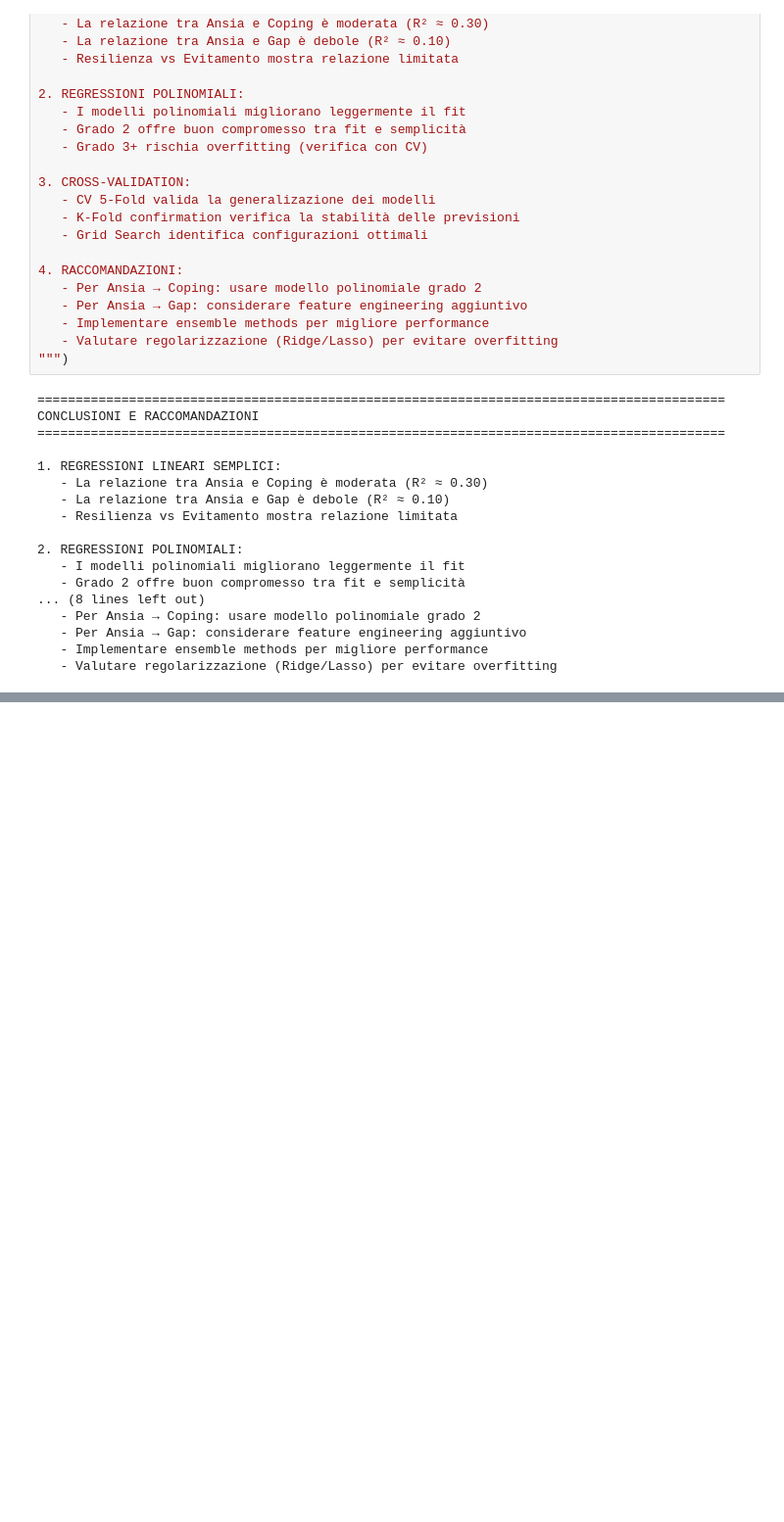
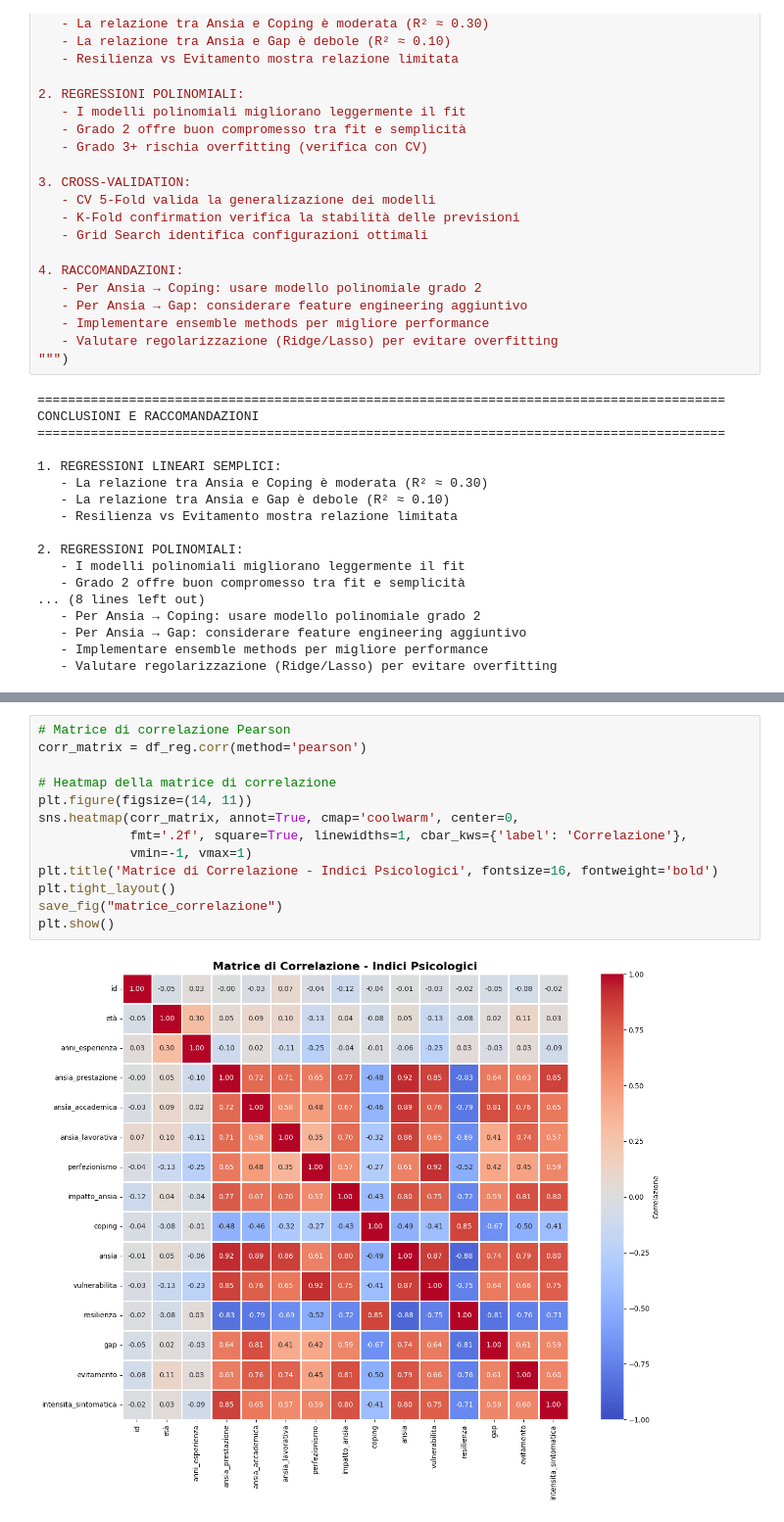
Before and after one commit to gaiacassinelli1/Project-Work, a Jupyter notebook: notebook/regressioni.ipynb, the cells around one changed output, grey strips where cells are left out. Shown at 98% size. Drawn from its saved outputs; the diff is of its cells as text; blank space fills up the shorter version.

```diff
--- a/notebook/regressioni.ipynb
+++ b/notebook/regressioni.ipynb
@@ -1464,0 +1490,15 @@ JSON RAG: ../WEB APP/backend/output_rag\regressioni_rag_20260423_192009.json
+# %%
+# Matrice di correlazione Pearson
+corr_matrix = df_reg.corr(method='pearson')
+
+# Heatmap della matrice di correlazione
+plt.figure(figsize=(14, 11))
+sns.heatmap(corr_matrix, annot=True, cmap='coolwarm', center=0,
+            fmt='.2f', square=True, linewidths=1, cbar_kws={'label': 'Correlazione'},
+            vmin=-1, vmax=1)
+plt.title('Matrice di Correlazione - Indici Psicologici', fontsize=16, fontweight='bold')
+plt.tight_layout()
+save_fig("matrice_correlazione")
+plt.show()
+# %% [output]
+[figure, added]
```
Also changed, not shown: parts of 48 cells of this notebook, 4 other files.
